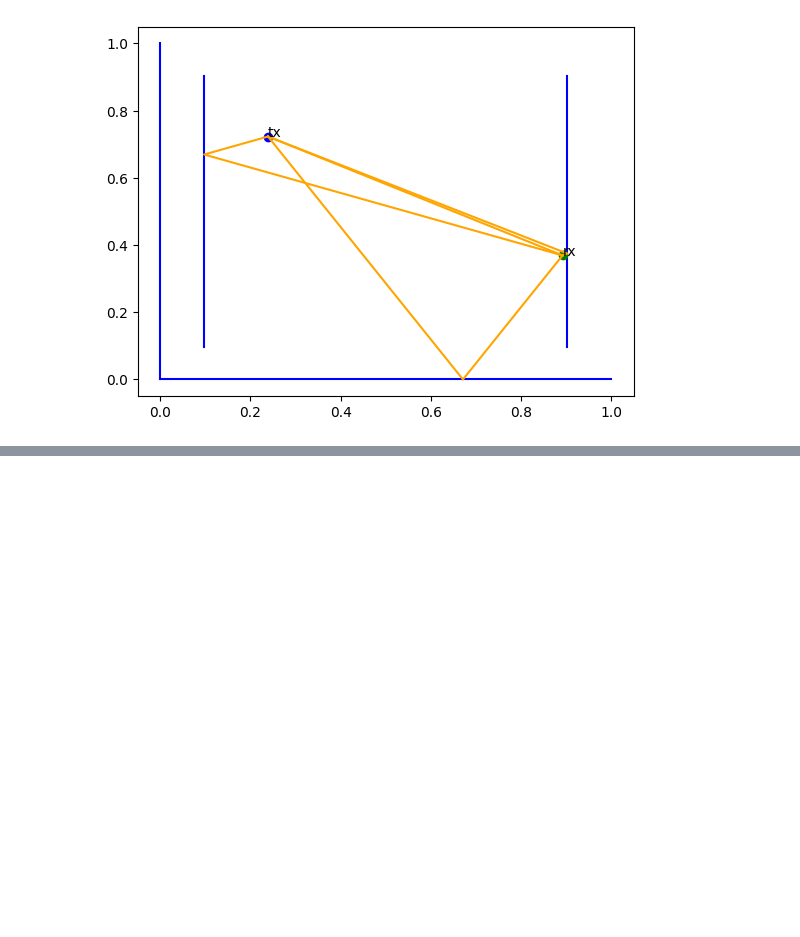
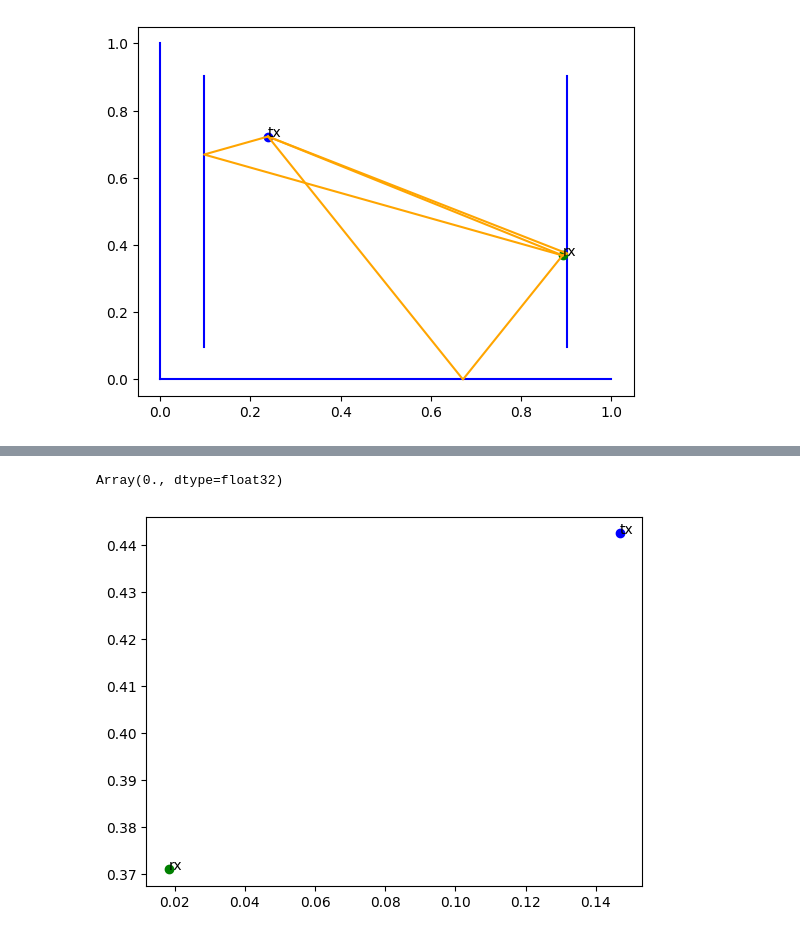
Before and after one commit to jeertmans/DiffeRT2d, a Jupyter notebook: docs/source/Deep Learning.ipynb, the cells around one changed output, grey strips where cells are left out. Drawn from its saved outputs; the diff is of its cells as text; code cells hidden in the pictures; blank space fills up the shorter version.

```diff
--- a/docs/source/Deep Learning.ipynb
+++ b/docs/source/Deep Learning.ipynb
@@ -154,2 +230,5 @@ ValueError: The following fields were not initialised during __init__: {'num_emb
 # %%
-loss(model, *next(train_samples))
+loss(model, *next(train_samples), plot=True)
+# %% [output]
+Array(0., dtype=float32)
+[figure, added]
```
Also changed, not shown: parts of 14 cells of this notebook, 8 other files.
